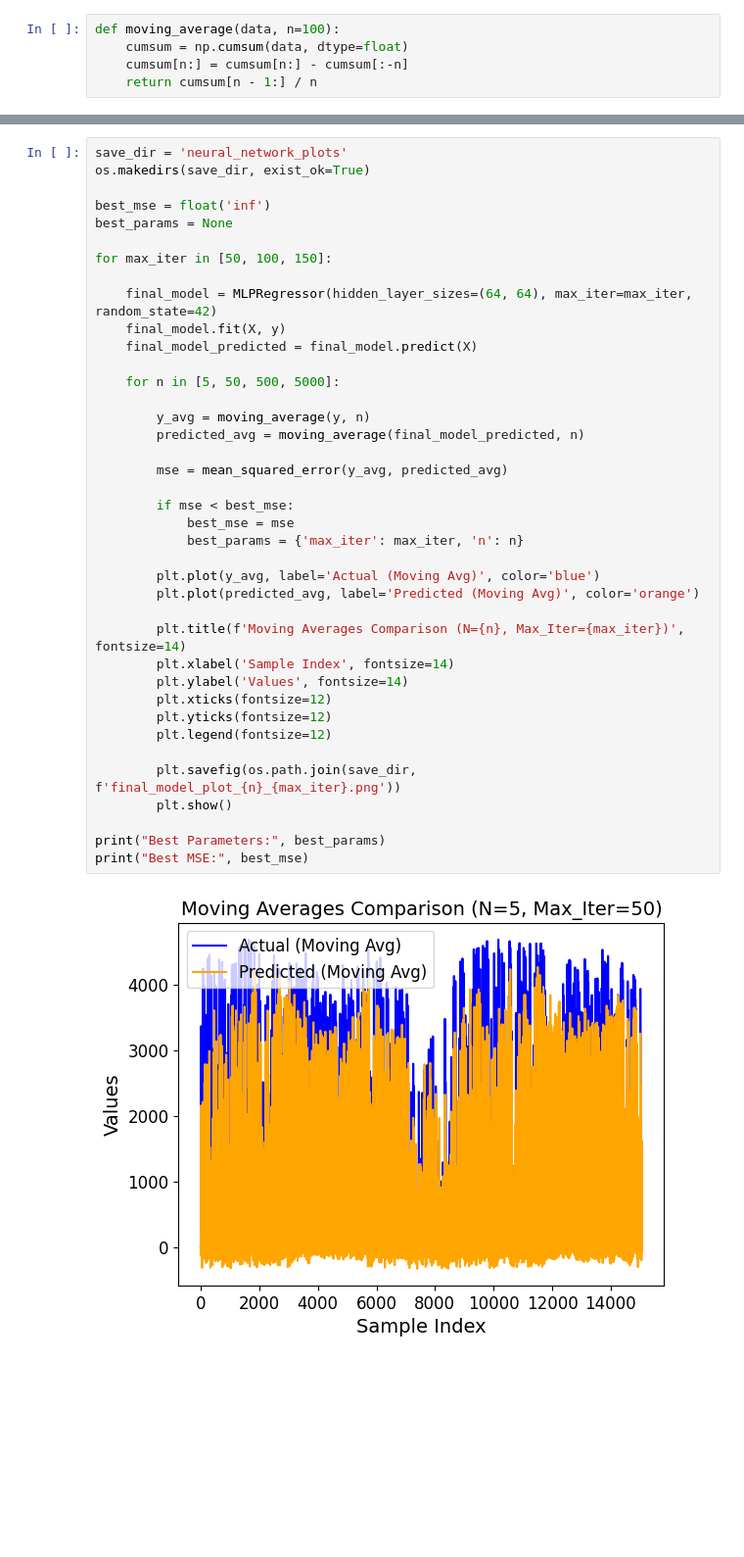
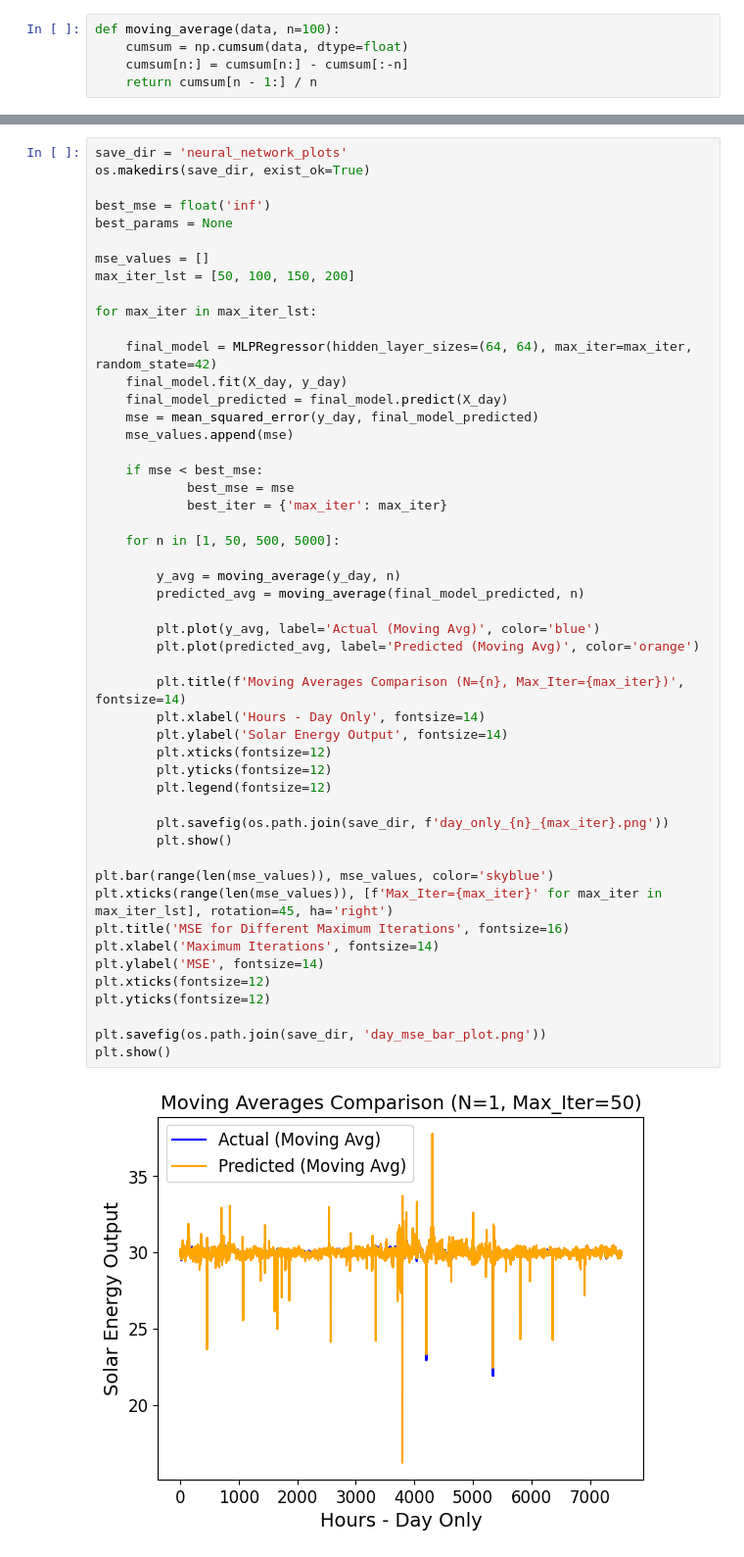
Before and after one commit to rcsurridge/Solar-ML-Forecast, a Jupyter notebook: neural_network.ipynb, the cells around one changed output, grey strips where cells are left out. Shown at 98% size. Cells and saved outputs as stored; diff of their text form; blank space fills up the shorter version.

```diff
--- a/neural_network.ipynb
+++ b/neural_network.ipynb
@@ -51,41 +187,52 @@ def moving_average(data, n=100):
 # %%
 save_dir = 'neural_network_plots'
 os.makedirs(save_dir, exist_ok=True)
 
 best_mse = float('inf')
 best_params = None
 
-for max_iter in [50, 100, 150]:
+mse_values = []
+max_iter_lst = [50, 100, 150, 200]
+
+for max_iter in max_iter_lst:
 
     final_model = MLPRegressor(hidden_layer_sizes=(64, 64), max_iter=max_iter, random_state=42)
-    final_model.fit(X, y)
-    final_model_predicted = final_model.predict(X)
+    final_model.fit(X_day, y_day)
+    final_model_predicted = final_model.predict(X_day)
+    mse = mean_squared_error(y_day, final_model_predicted)
+    mse_values.append(mse)
 
-    for n in [5, 50, 500, 5000]:
+    if mse < best_mse:
+            best_mse = mse
+            best_iter = {'max_iter': max_iter}
 
-        y_avg = moving_average(y, n)
+    for n in [1, 50, 500, 5000]:
+
+        y_avg = moving_average(y_day, n)
         predicted_avg = moving_average(final_model_predicted, n)
-
-        mse = mean_squared_error(y_avg, predicted_avg)
-
-        if mse < best_mse:
-            best_mse = mse
-            best_params = {'max_iter': max_iter, 'n': n}
 
         plt.plot(y_avg, label='Actual (Moving Avg)', color='blue')
         plt.plot(predicted_avg, label='Predicted (Moving Avg)', color='orange')
 
         plt.title(f'Moving Averages Comparison (N={n}, Max_Iter={max_iter})', fontsize=14)
-        plt.xlabel('Sample Index', fontsize=14)
-        plt.ylabel('Values', fontsize=14)
+        plt.xlabel('Hours - Day Only', fontsize=14)
+        plt.ylabel('Solar Energy Output', fontsize=14)
         plt.xticks(fontsize=12)
         plt.yticks(fontsize=12)
         plt.legend(fontsize=12)
 
-        plt.savefig(os.path.join(save_dir, f'final_model_plot_{n}_{max_iter}.png'))
+        plt.savefig(os.path.join(save_dir, f'day_only_{n}_{max_iter}.png'))
         plt.show()
 
-print("Best Parameters:", best_params)
-print("Best MSE:", best_mse)
+plt.bar(range(len(mse_values)), mse_values, color='skyblue')
+plt.xticks(range(len(mse_values)), [f'Max_Iter={max_iter}' for max_iter in max_iter_lst], rotation=45, ha='right')
+plt.title('MSE for Different Maximum Iterations', fontsize=16)
+plt.xlabel('Maximum Iterations', fontsize=14)
+plt.ylabel('MSE', fontsize=14)
+plt.xticks(fontsize=12)
+plt.yticks(fontsize=12)
+
+plt.savefig(os.path.join(save_dir, 'day_mse_bar_plot.png'))
+plt.show()
 # %% [output]
-[figure, old version]
+[figure, new version]
```
Also changed, not shown: parts of 4 cells of this notebook, 55 other files.
